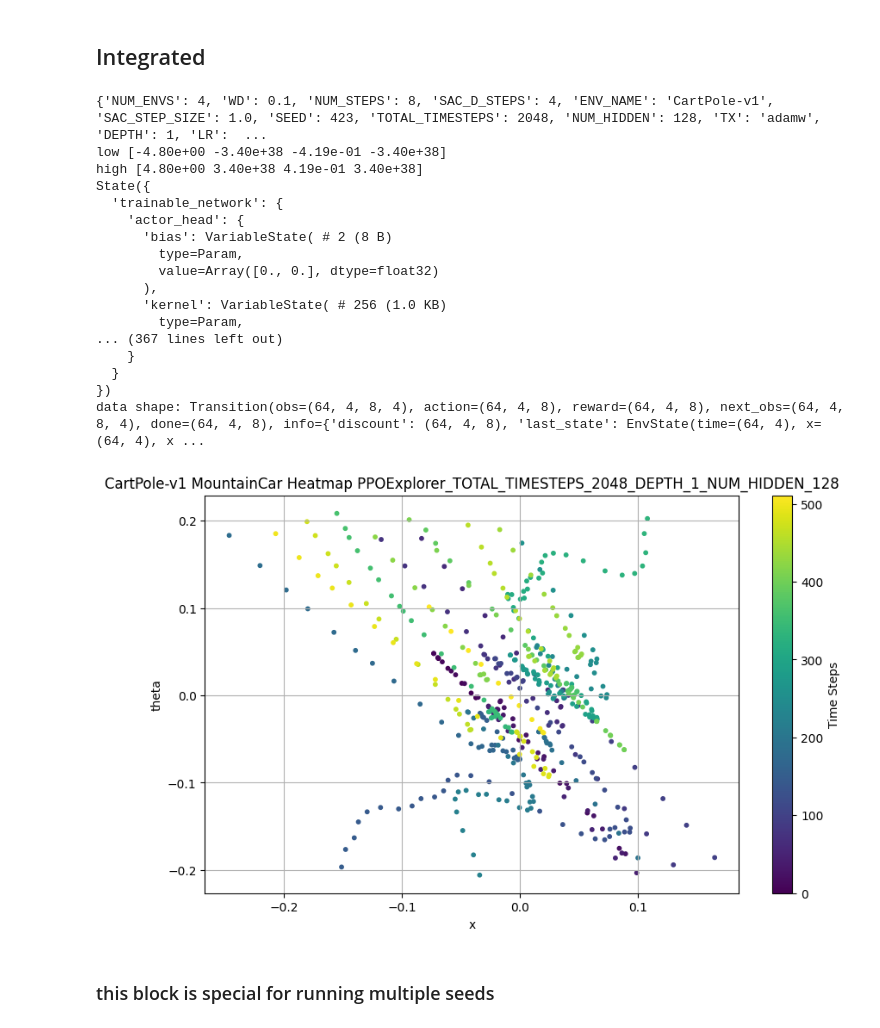
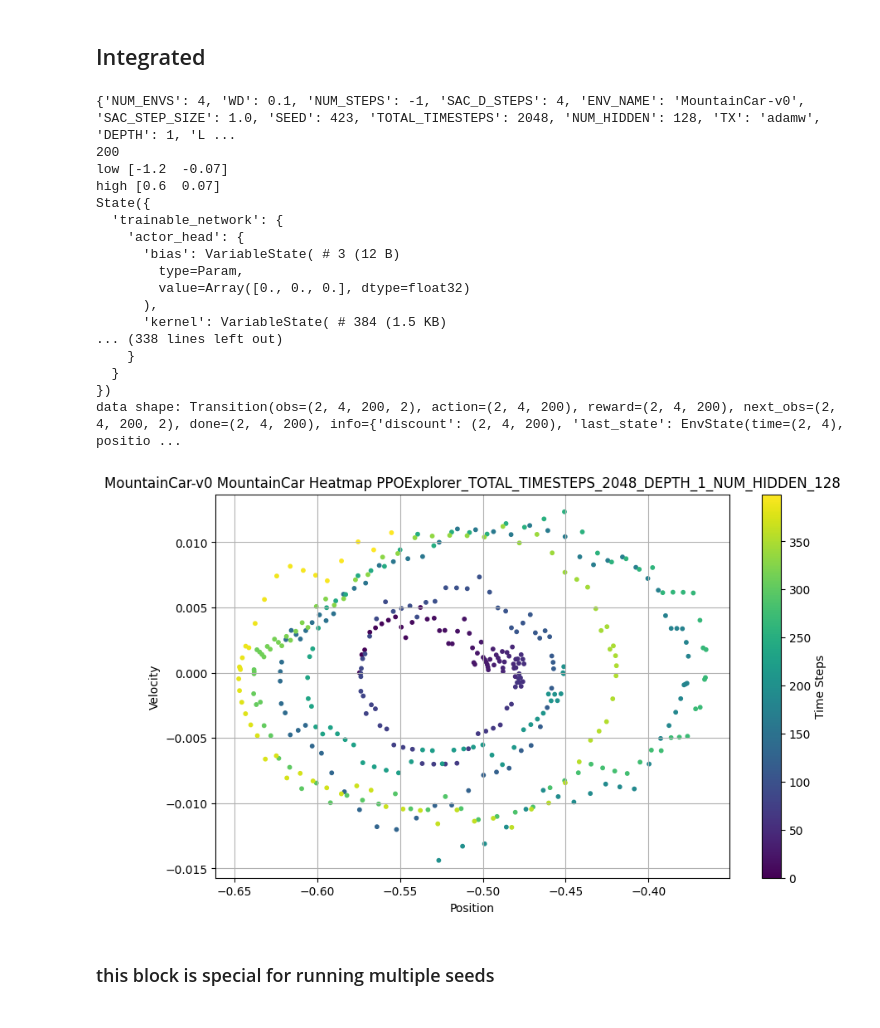
Before and after one commit to Dcyaprogrammer/SURF-2025, a Jupyter notebook: CCGymnax.ipynb, the cells around one changed output. Drawn from its saved outputs; the diff is of its cells as text; code cells hidden in the pictures.

Commit message:
use -1 for num steps to get max episode step

```diff
--- a/CCGymnax.ipynb
+++ b/CCGymnax.ipynb
@@ -767,13 +767,18 @@ class Transition(NamedTuple):
 
 
 def make_train(config):
+    manager = UnsupervisedRolloutWrapper(config["ENV_NAME"])
+
+    if config["NUM_STEPS"] == -1 and hasattr(manager.env_params, "max_steps_in_episode"):
+      config["NUM_STEPS"] = manager.env_params.max_steps_in_episode
+      print(config["NUM_STEPS"])
 
     config["NUM_UPDATES"] = (config["TOTAL_TIMESTEPS"] // config["NUM_STEPS"]// config["NUM_ENVS"])
 
     rng = jax.random.PRNGKey(config["SEED"])
     rng_batch = jax.random.split(rng, config["NUM_ENVS"])
 
-    manager = UnsupervisedRolloutWrapper(config["ENV_NAME"])
+
     num_actions = manager.env.action_space(manager.env_params).n
     obs_dim = manager.env.observation_space(manager.env_params).shape[0]
 
@@ -803,7 +808,7 @@ def make_train(config):
       def opt_step(state,unused):
         grads = jax.grad(loss_fn,1)(state.graphdef, state.params, state.vars,state.others)
         return state.apply_gradients(grads=grads),None
-      state, _ = jax.lax.scan(opt_step, state, None, config["OPT_STEPS"])
+      state, _ = jax.lax.scan(opt_step, state, None, config["NUM_STEPS"])
 
       return state
 
@@ -1418,52 +1423,51 @@ class Transition(NamedTuple):
     done: jnp.ndarray
     info: {}
 
-env_name = 'CartPole-v1'  # @param ['CartPole-v1',"MountainCar-v0","Acrobot-v1"]
+env_name = 'MountainCar-v0'  # @param ['CartPole-v1',"MountainCar-v0","Acrobot-v1"]
 NUM_ENVS = 4 # @param [1,2,4,8,16,32] {"type":"raw"}
 TOTAL_TIMESTEPS = 2048 # @param [2048,16384,131072,1048576] {"type":"raw"}
 DEPTH = 1 # @param [1,2,4] {"type":"raw"}
-NUM_STEPS = 200 # @param [1,2,4,8,16,200] {"type":"raw"}
+NUM_STEPS = -1 # @param [-1,1,2,4,8,16,200] {"type":"raw"}
 NUM_HIDDEN = 128 # @param [32,64,128,256] {"type":"raw"}
 WD = 0.1 # @param [0,0.1,0.01,0.001] {"type":"raw"}
 MODEL_NAME = "PPOExplorer"  #@param ["DeepBayesianExplorer","RandomExplorer","PPOExplorer"]
 config = {
     "NUM_ENVS": NUM_ENVS,    #
     "WD": WD,
     "NUM_STEPS": NUM_STEPS,   #steps of roll out between update
     "SAC_D_STEPS": 4,
     "ENV_NAME":env_name,
     "SAC_STEP_SIZE": 1.0,
     "SEED": 423,         #highly stochastic
     "TOTAL_TIMESTEPS": TOTAL_TIMESTEPS,   #total steps for all envs
     "NUM_HIDDEN":NUM_HIDDEN,
     "TX":"adamw",
     "DEPTH":DEPTH,
     "LR":2e-4,
-    "OPT_STEPS":8,
     "MODEL_NAME": MODEL_NAME,
     "DEBUG": False,
 }
 
 out = experiment(config)
 # %% [output]
-{'NUM_ENVS': 4, 'WD': 0.1, 'NUM_STEPS': 8, 'SAC_D_STEPS': 4, 'ENV_NAME': 'CartPole-v1', 'SAC_STEP_SIZE': 1.0, 'SEED': 423, 'TOTAL_TIMESTEPS': 2048, 'NUM_HIDDEN': 128, 'TX': 'adamw', 'DEPTH': 1, 'LR':  ...
-low [-4.80e+00 -3.40e+38 -4.19e-01 -3.40e+38]
-high [4.80e+00 3.40e+38 4.19e-01 3.40e+38]
+{'NUM_ENVS': 4, 'WD': 0.1, 'NUM_STEPS': -1, 'SAC_D_STEPS': 4, 'ENV_NAME': 'MountainCar-v0', 'SAC_STEP_SIZE': 1.0, 'SEED': 423, 'TOTAL_TIMESTEPS': 2048, 'NUM_HIDDEN': 128, 'TX': 'adamw', 'DEPTH': 1, 'L ...
+200
+low [-1.2  -0.07]
+high [0.6  0.07]
 State({
   'trainable_network': {
     'actor_head': {
-      'bias': VariableState( # 2 (8 B)
+      'bias': VariableState( # 3 (12 B)
         type=Param,
-        value=Array([0., 0.], dtype=float32)
+        value=Array([0., 0., 0.], dtype=float32)
       ),
-      'kernel': VariableState( # 256 (1.0 KB)
-        type=Param,
-... (367 lines left out)
+      'kernel': VariableState( # 384 (1.5 KB)
+... (338 lines left out)
     }
   }
 })
-data shape: Transition(obs=(64, 4, 8, 4), action=(64, 4, 8), reward=(64, 4, 8), next_obs=(64, 4, 8, 4), done=(64, 4, 8), info={'discount': (64, 4, 8), 'last_state': EnvState(time=(64, 4), x=(64, 4), x ...
+data shape: Transition(obs=(2, 4, 200, 2), action=(2, 4, 200), reward=(2, 4, 200), next_obs=(2, 4, 200, 2), done=(2, 4, 200), info={'discount': (2, 4, 200), 'last_state': EnvState(time=(2, 4), positio ...
-[figure, old version]
+[figure, new version]
 # %% [markdown]
 ### this block is special for running multiple seeds
 # %%
```
Also changed, not shown: parts of 2 cells of this notebook.
